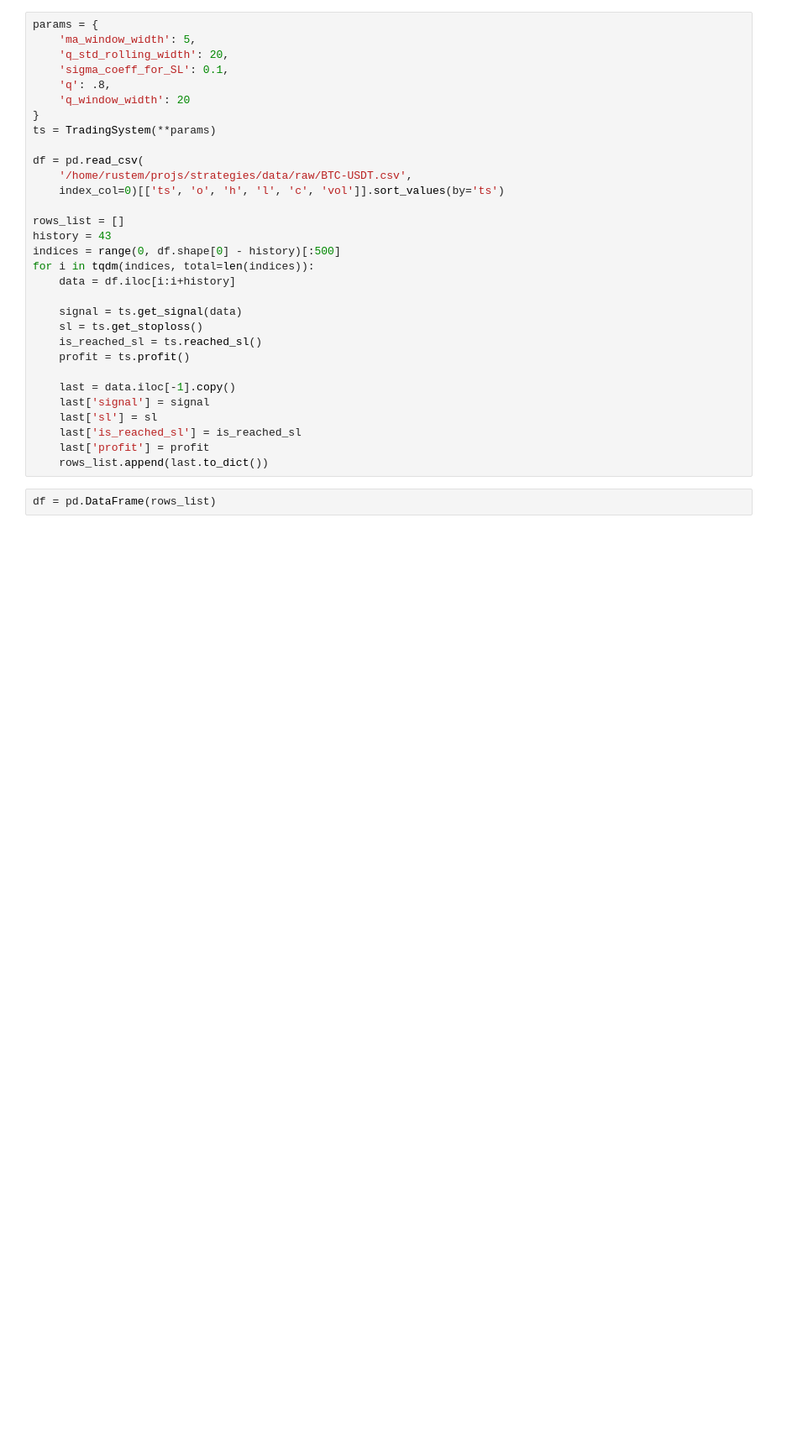
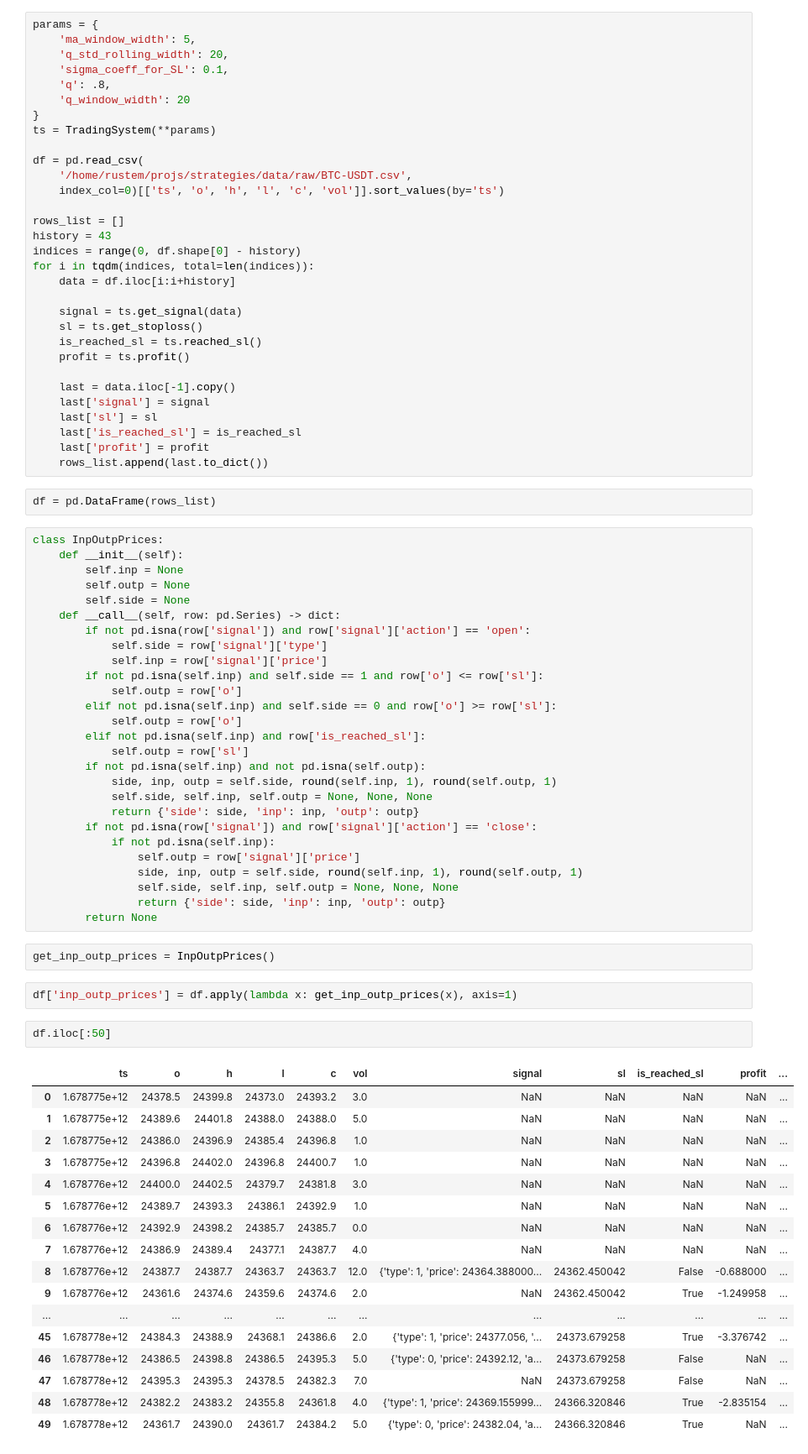
Before and after one commit to not-rdy/strategies, a Jupyter notebook: notebooks/eda.ipynb, the cells around one changed output. Shown: that part at 84% size. Saved outputs shown, nothing was run; the diff lists cells and outputs as text; blank space fills up the shorter version.

```diff
--- a/notebooks/eda.ipynb
+++ b/notebooks/eda.ipynb
@@ -22,7 +22,7 @@ df = pd.read_csv(
 
 rows_list = []
 history = 43
-indices = range(0, df.shape[0] - history)[:500]
+indices = range(0, df.shape[0] - history)
 for i in tqdm(indices, total=len(indices)):
     data = df.iloc[i:i+history]
 
@@ -39,3 +39,54 @@ for i in tqdm(indices, total=len(indices)):
     rows_list.append(last.to_dict())
 # %%
 df = pd.DataFrame(rows_list)
+# %%
+class InpOutpPrices:
+    def __init__(self):
+        self.inp = None
+        self.outp = None
+        self.side = None
+    def __call__(self, row: pd.Series) -> dict:
+        if not pd.isna(row['signal']) and row['signal']['action'] == 'open':
+            self.side = row['signal']['type']
+            self.inp = row['signal']['price']
+        if not pd.isna(self.inp) and self.side == 1 and row['o'] <= row['sl']:
+            self.outp = row['o']
+        elif not pd.isna(self.inp) and self.side == 0 and row['o'] >= row['sl']:
+            self.outp = row['o']
+        elif not pd.isna(self.inp) and row['is_reached_sl']:
+            self.outp = row['sl']
+        if not pd.isna(self.inp) and not pd.isna(self.outp):
+            side, inp, outp = self.side, round(self.inp, 1), round(self.outp, 1)
+            self.side, self.inp, self.outp = None, None, None
+            return {'side': side, 'inp': inp, 'outp': outp}
+        if not pd.isna(row['signal']) and row['signal']['action'] == 'close':
+            if not pd.isna(self.inp):
+                self.outp = row['signal']['price']
+                side, inp, outp = self.side, round(self.inp, 1), round(self.outp, 1)
+                self.side, self.inp, self.outp = None, None, None
+                return {'side': side, 'inp': inp, 'outp': outp}
+        return None
+# %%
+get_inp_outp_prices = InpOutpPrices()
+# %%
+df['inp_outp_prices'] = df.apply(lambda x: get_inp_outp_prices(x), axis=1)
+# %%
+df.iloc[:50]
+# %% [output]
+|  | ts | o | h | l | c | vol | signal | sl | is_reached_sl | profit | ... |
+| 0 | 1.678775e+12 | 24378.5 | 24399.8 | 24373.0 | 24393.2 | 3.0 | NaN | NaN | NaN | NaN | ... |
+| 1 | 1.678775e+12 | 24389.6 | 24401.8 | 24388.0 | 24388.0 | 5.0 | NaN | NaN | NaN | NaN | ... |
+| 2 | 1.678775e+12 | 24386.0 | 24396.9 | 24385.4 | 24396.8 | 1.0 | NaN | NaN | NaN | NaN | ... |
+| 3 | 1.678775e+12 | 24396.8 | 24402.0 | 24396.8 | 24400.7 | 1.0 | NaN | NaN | NaN | NaN | ... |
+| 4 | 1.678776e+12 | 24400.0 | 24402.5 | 24379.7 | 24381.8 | 3.0 | NaN | NaN | NaN | NaN | ... |
+| 5 | 1.678776e+12 | 24389.7 | 24393.3 | 24386.1 | 24392.9 | 1.0 | NaN | NaN | NaN | NaN | ... |
+| 6 | 1.678776e+12 | 24392.9 | 24398.2 | 24385.7 | 24385.7 | 0.0 | NaN | NaN | NaN | NaN | ... |
+| 7 | 1.678776e+12 | 24386.9 | 24389.4 | 24377.1 | 24387.7 | 4.0 | NaN | NaN | NaN | NaN | ... |
+| 8 | 1.678776e+12 | 24387.7 | 24387.7 | 24363.7 | 24363.7 | 12.0 | {'type': 1, 'price': 24364.388000... | 24362.450042 | False | -0.688000 | ... |
+| 9 | 1.678776e+12 | 24361.6 | 24374.6 | 24359.6 | 24374.6 | 2.0 | NaN | 24362.450042 | True | -1.249958 | ... |
+| ... | ... | ... | ... | ... | ... | ... | ... | ... | ... | ... | ... |
+| 45 | 1.678778e+12 | 24384.3 | 24388.9 | 24368.1 | 24386.6 | 2.0 | {'type': 1, 'price': 24377.056, '... | 24373.679258 | True | -3.376742 | ... |
+| 46 | 1.678778e+12 | 24386.5 | 24398.8 | 24386.5 | 24395.3 | 5.0 | {'type': 0, 'price': 24392.12, 'a... | 24373.679258 | False | NaN | ... |
+| 47 | 1.678778e+12 | 24395.3 | 24395.3 | 24378.5 | 24382.3 | 7.0 | NaN | 24373.679258 | False | NaN | ... |
+| 48 | 1.678778e+12 | 24382.2 | 24383.2 | 24355.8 | 24361.8 | 4.0 | {'type': 1, 'price': 24369.155999... | 24366.320846 | True | -2.835154 | ... |
+| 49 | 1.678778e+12 | 24361.7 | 24390.0 | 24361.7 | 24384.2 | 5.0 | {'type': 0, 'price': 24382.04, 'a... | 24366.320846 | True | NaN | ... |
```
Also changed, not shown: parts of 3 cells of this notebook, 7 other files.
